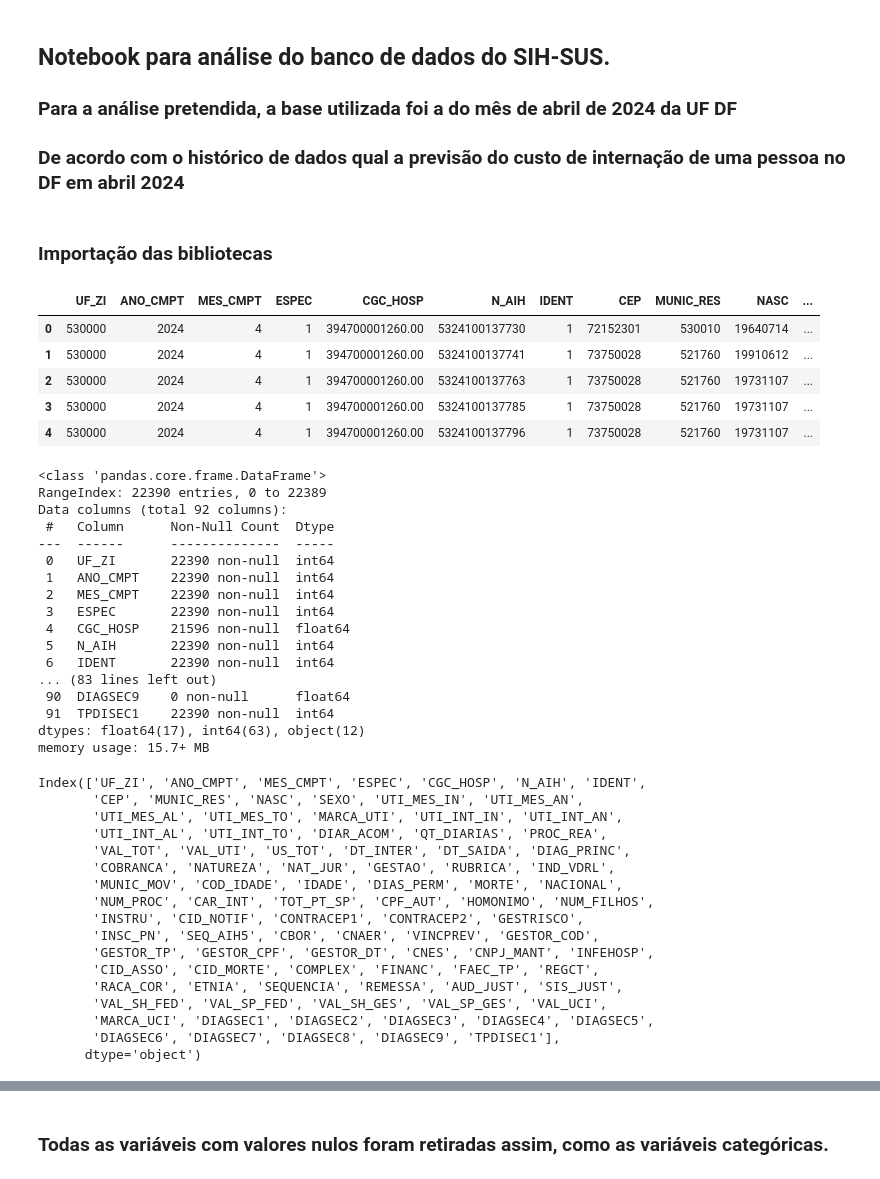
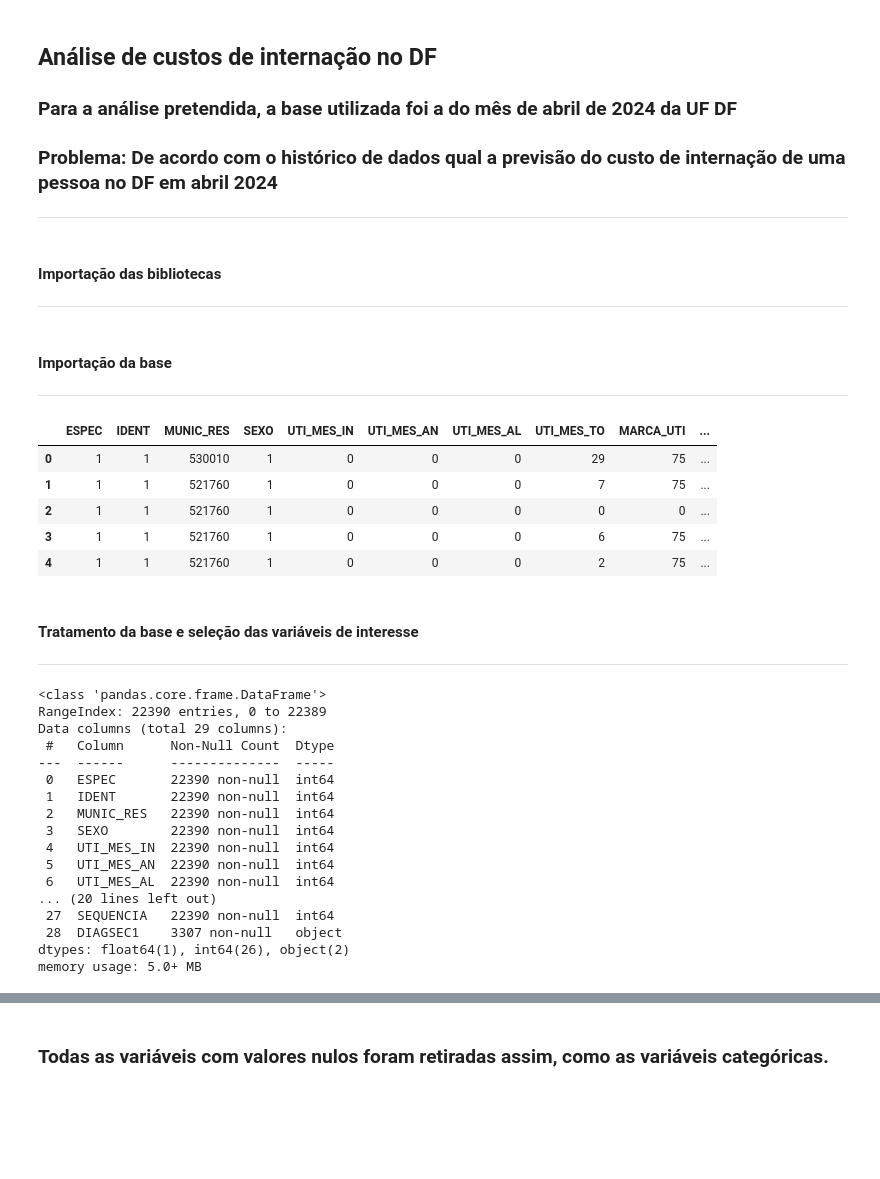
Before and after one commit to jonatasbx/Curso-CDIA, a Jupyter notebook: DF_tratamento_sus.ipynb, the cells around one changed output, grey strips where cells are left out. Drawn from its saved outputs; the diff is of its cells as text; code cells hidden in the pictures; blank space fills up the shorter version.

Commit message:
Projeto atualizado ate a dummização de DIAG_PRINC e DIAG_SEC1

```diff
--- a/DF_tratamento_sus.ipynb
+++ b/DF_tratamento_sus.ipynb
@@ -1,11 +3,15 @@
 # %% [markdown]
-## Notebook para análise do banco de dados do SIH-SUS.
+## Análise de custos de internação no DF
 
 ### Para a análise pretendida, a base utilizada foi a do mês de abril de 2024 da UF DF
 
-### De acordo com o histórico de dados qual a previsão do custo de internação de uma pessoa no DF em abril 2024
+### Problema: De acordo com o histórico de dados qual a previsão do custo de internação de uma pessoa no DF em abril 2024
+
+---
 # %% [markdown]
-### Importação das bibliotecas
+#### Importação das bibliotecas
+
+---
 # %%
 import pandas as pd
 import numpy as np
@@ -13,51 +20,41 @@ import matplotlib.pyplot as plt
+# %% [markdown]
+#### Importação da base
+
+---
 # %%
 pd.set_option('display.float_format', '{:.2f}'.format)
-sih_sus = pd.read_csv('BancoDF.csv')
+df_sus = pd.read_csv('BancoDF.csv')
 # %%
-sih_sus.head()
+df_sus.head()
 # %% [output]
-|  | UF_ZI | ANO_CMPT | MES_CMPT | ESPEC | CGC_HOSP | N_AIH | IDENT | CEP | MUNIC_RES | NASC | ... |
-| 0 | 530000 | 2024 | 4 | 1 | 394700001260.00 | 5324100137730 | 1 | 72152301 | 530010 | 19640714 | ... |
-| 1 | 530000 | 2024 | 4 | 1 | 394700001260.00 | 5324100137741 | 1 | 73750028 | 521760 | 19910612 | ... |
-| 2 | 530000 | 2024 | 4 | 1 | 394700001260.00 | 5324100137763 | 1 | 73750028 | 521760 | 19731107 | ... |
-| 3 | 530000 | 2024 | 4 | 1 | 394700001260.00 | 5324100137785 | 1 | 73750028 | 521760 | 19731107 | ... |
-| 4 | 530000 | 2024 | 4 | 1 | 394700001260.00 | 5324100137796 | 1 | 73750028 | 521760 | 19731107 | ... |
+|  | ESPEC | IDENT | MUNIC_RES | SEXO | UTI_MES_IN | UTI_MES_AN | UTI_MES_AL | UTI_MES_TO | MARCA_UTI | ... |
+| 0 | 1 | 1 | 530010 | 1 | 0 | 0 | 0 | 29 | 75 | ... |
+| 1 | 1 | 1 | 521760 | 1 | 0 | 0 | 0 | 7 | 75 | ... |
+| 2 | 1 | 1 | 521760 | 1 | 0 | 0 | 0 | 0 | 0 | ... |
+| 3 | 1 | 1 | 521760 | 1 | 0 | 0 | 0 | 6 | 75 | ... |
+| 4 | 1 | 1 | 521760 | 1 | 0 | 0 | 0 | 2 | 75 | ... |
+# %% [markdown]
+#### Tratamento da base e seleção das variáveis de interesse
+
+---
 # %%
 pd.options.display.max_columns = 113
-sih_sus.info()
-sih_sus.columns
+df_sus.info()
 # %% [output]
 <class 'pandas.core.frame.DataFrame'>
 RangeIndex: 22390 entries, 0 to 22389
-Data columns (total 92 columns):
+Data columns (total 29 columns):
  #   Column      Non-Null Count  Dtype
 ---  ------      --------------  -----
- 0   UF_ZI       22390 non-null  int64
- 1   ANO_CMPT    22390 non-null  int64
- 2   MES_CMPT    22390 non-null  int64
- 3   ESPEC       22390 non-null  int64
- 4   CGC_HOSP    21596 non-null  float64
- 5   N_AIH       22390 non-null  int64
- 6   IDENT       22390 non-null  int64
-... (83 lines left out)
- 90  DIAGSEC9    0 non-null      float64
- 91  TPDISEC1    22390 non-null  int64
-dtypes: float64(17), int64(63), object(12)
-memory usage: 15.7+ MB
+ 0   ESPEC       22390 non-null  int64
+ 1   IDENT       22390 non-null  int64
+ 2   MUNIC_RES   22390 non-null  int64
+ 3   SEXO        22390 non-null  int64
+ 4   UTI_MES_IN  22390 non-null  int64
+ 5   UTI_MES_AN  22390 non-null  int64
+ 6   UTI_MES_AL  22390 non-null  int64
+... (20 lines left out)
+ 27  SEQUENCIA   22390 non-null  int64
+ 28  DIAGSEC1    3307 non-null   object
+dtypes: float64(1), int64(26), object(2)
+memory usage: 5.0+ MB
-Index(['UF_ZI', 'ANO_CMPT', 'MES_CMPT', 'ESPEC', 'CGC_HOSP', 'N_AIH', 'IDENT',
-       'CEP', 'MUNIC_RES', 'NASC', 'SEXO', 'UTI_MES_IN', 'UTI_MES_AN',
-       'UTI_MES_AL', 'UTI_MES_TO', 'MARCA_UTI', 'UTI_INT_IN', 'UTI_INT_AN',
-       'UTI_INT_AL', 'UTI_INT_TO', 'DIAR_ACOM', 'QT_DIARIAS', 'PROC_REA',
-       'VAL_TOT', 'VAL_UTI', 'US_TOT', 'DT_INTER', 'DT_SAIDA', 'DIAG_PRINC',
-       'COBRANCA', 'NATUREZA', 'NAT_JUR', 'GESTAO', 'RUBRICA', 'IND_VDRL',
-       'MUNIC_MOV', 'COD_IDADE', 'IDADE', 'DIAS_PERM', 'MORTE', 'NACIONAL',
-       'NUM_PROC', 'CAR_INT', 'TOT_PT_SP', 'CPF_AUT', 'HOMONIMO', 'NUM_FILHOS',
-       'INSTRU', 'CID_NOTIF', 'CONTRACEP1', 'CONTRACEP2', 'GESTRISCO',
-       'INSC_PN', 'SEQ_AIH5', 'CBOR', 'CNAER', 'VINCPREV', 'GESTOR_COD',
-       'GESTOR_TP', 'GESTOR_CPF', 'GESTOR_DT', 'CNES', 'CNPJ_MANT', 'INFEHOSP',
-       'CID_ASSO', 'CID_MORTE', 'COMPLEX', 'FINANC', 'FAEC_TP', 'REGCT',
-       'RACA_COR', 'ETNIA', 'SEQUENCIA', 'REMESSA', 'AUD_JUST', 'SIS_JUST',
-       'VAL_SH_FED', 'VAL_SP_FED', 'VAL_SH_GES', 'VAL_SP_GES', 'VAL_UCI',
-       'MARCA_UCI', 'DIAGSEC1', 'DIAGSEC2', 'DIAGSEC3', 'DIAGSEC4', 'DIAGSEC5',
-       'DIAGSEC6', 'DIAGSEC7', 'DIAGSEC8', 'DIAGSEC9', 'TPDISEC1'],
-      dtype='object')
```
Also changed, not shown: parts of 38 cells of this notebook.
